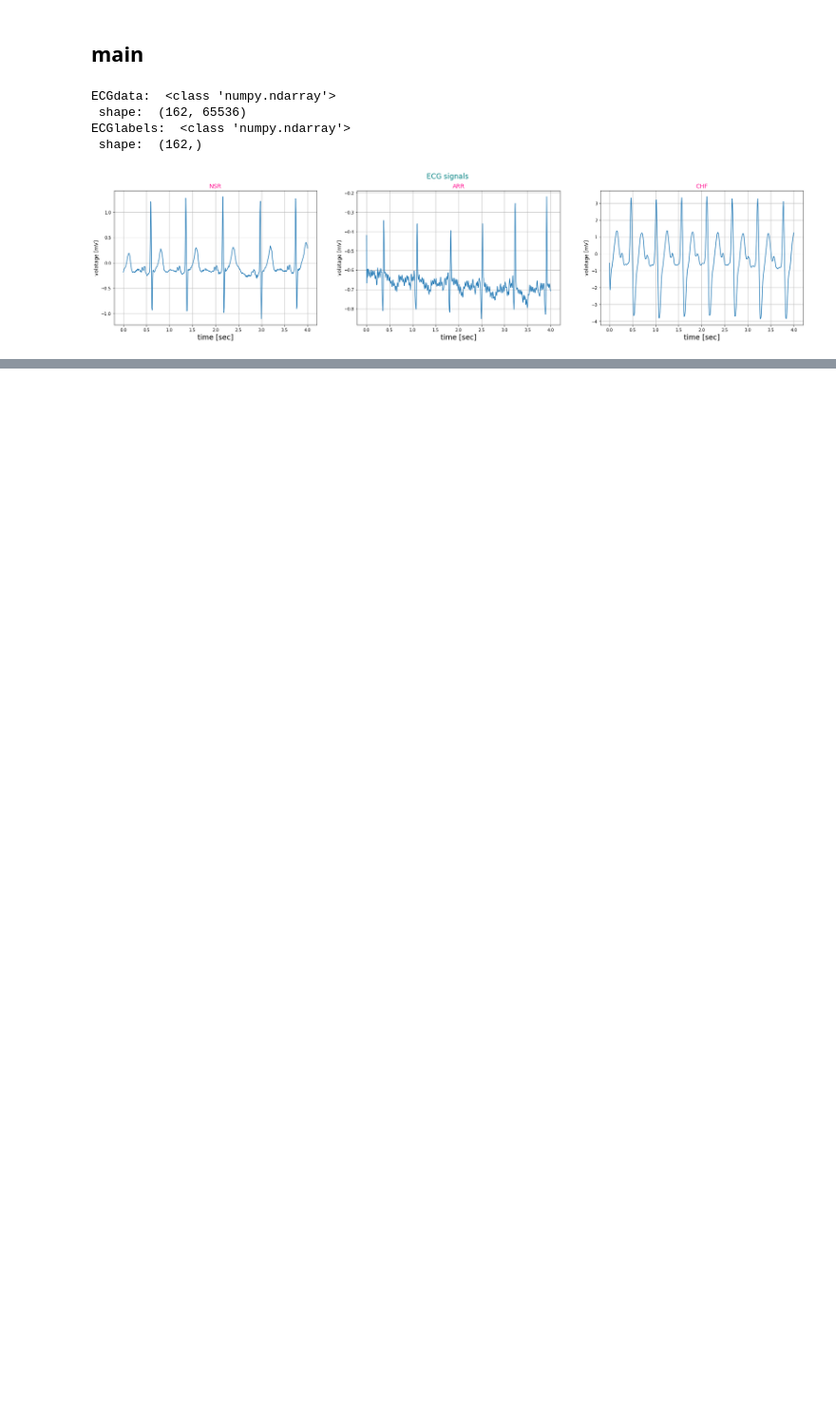
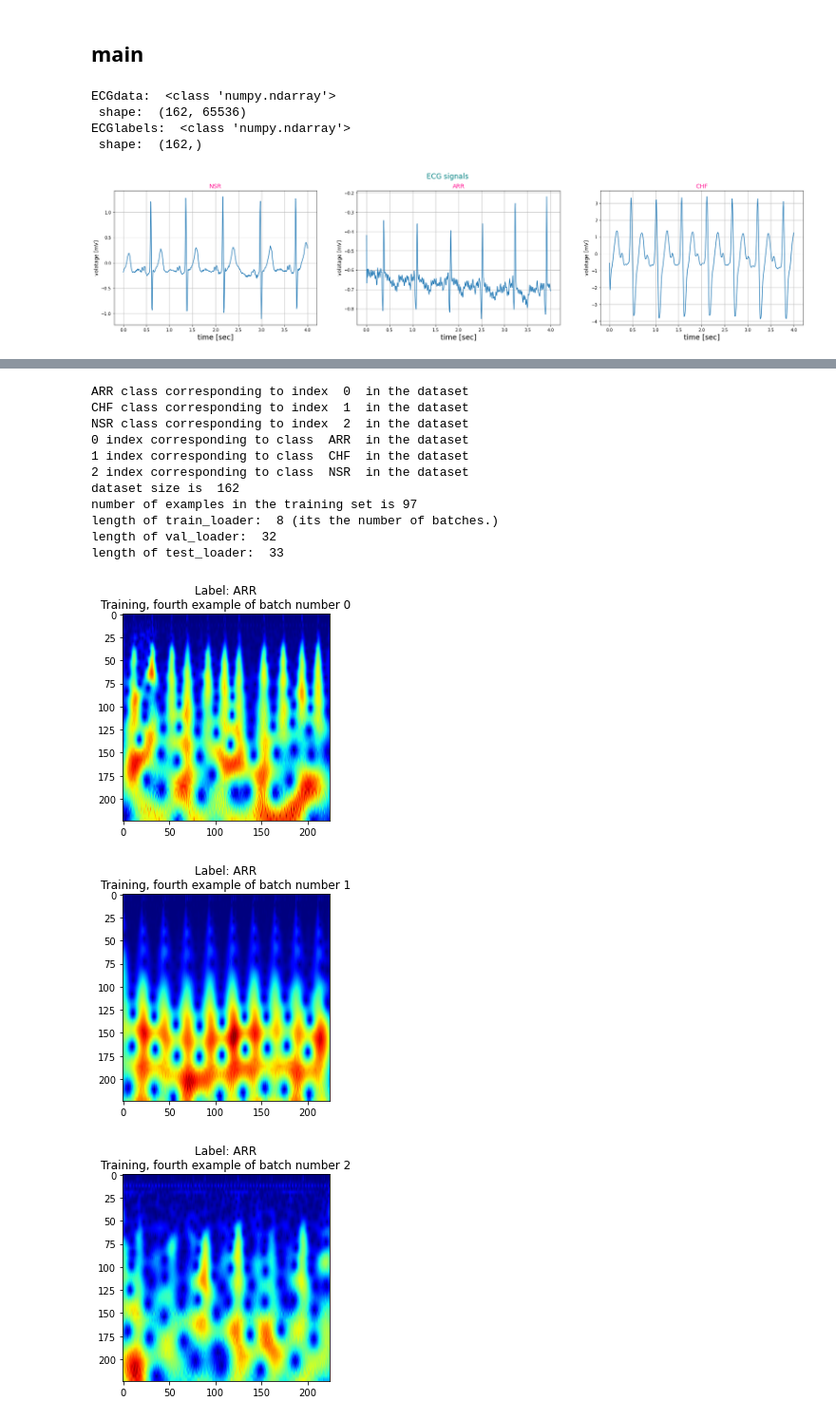
Before and after one commit to doronhanuka26/ECG-classification-, a Jupyter notebook: pyCode.ipynb, the cells around one changed output, grey strips where cells are left out. Shown at 95% size. Cells and saved outputs as stored; diff of their text form; code cells hidden in the pictures; blank space fills up the shorter version.

```diff
--- a/pyCode.ipynb
+++ b/pyCode.ipynb
@@ -302,0 +307,56 @@ createScalogramsAndWriteToDir(ECGdata,ECGlabels,start_time = 0, stop_time = 4, B
+# %%
+def loadData():
+    root = './data'
+    labels = os.listdir(root)
+    transform = transforms.ToTensor()
+    dataset = torchvision.datasets.ImageFolder(root, transform=transform)
+    idx_to_class = {}
+    for key, value in dataset.class_to_idx.items():
+        idx_to_class[value] = key
+    return dataset, idx_to_class, dataset.class_to_idx
+# %%
+dataset, idx_to_class, class_to_idx = loadData()
+for label, idx in class_to_idx.items():
+    print (label ,'class corresponding to index ',idx, ' in the dataset')
+for idx, clas in idx_to_class.items():
+    print (idx ,'index corresponding to class ',clas, ' in the dataset')
+dataset_size = len(dataset)
+print ('dataset size is ',dataset_size)
+train_size = int(0.6 * dataset_size)
+print ('number of examples in the training set is', train_size)
+val_size = int(0.2 * dataset_size)
+test_size = dataset_size - train_size - val_size
+# Split the dataset into train, val, and test sets
+train_dataset, val_dataset, test_dataset = torch.utils.data.random_split(dataset, [train_size, val_size, test_size])
+# Create data loaders for the datasets
+train_loader = torch.utils.data.DataLoader(train_dataset, batch_size=12,drop_last = True,shuffle=True)
+val_loader = torch.utils.data.DataLoader(val_dataset, shuffle=False)
+test_loader = torch.utils.data.DataLoader(test_dataset, batch_size=1, shuffle=False)
+print ('length of train_loader: ',len(train_loader), '(its the number of batches.)')
+print ('length of val_loader: ',len(val_loader))
+print ('length of test_loader: ',len(test_loader))
+for batch_index, (inputs, labels) in enumerate(train_loader):
+    # Get the fourth image in the batch
+    image = inputs[3]
+    # Get the label for the image
+    label = labels[3]
+    label = idx_to_class[(label.item())]
+    # Print the image and label to the screen
+    plt.imshow(np.transpose(image, (1,2,0)))
+    plt.title(f'Label: {label}\nTraining, fourth example of batch number {batch_index}')
+    plt.show()
+# %% [output]
+ARR class corresponding to index  0  in the dataset
+CHF class corresponding to index  1  in the dataset
+NSR class corresponding to index  2  in the dataset
+0 index corresponding to class  ARR  in the dataset
+1 index corresponding to class  CHF  in the dataset
+2 index corresponding to class  NSR  in the dataset
+dataset size is  162
+number of examples in the training set is 97
+length of train_loader:  8 (its the number of batches.)
+length of val_loader:  32
+length of test_loader:  33
+[figure, added]
+[figure, added]
+[figure, added]
```
Also changed, not shown: parts of 4 cells of this notebook.
